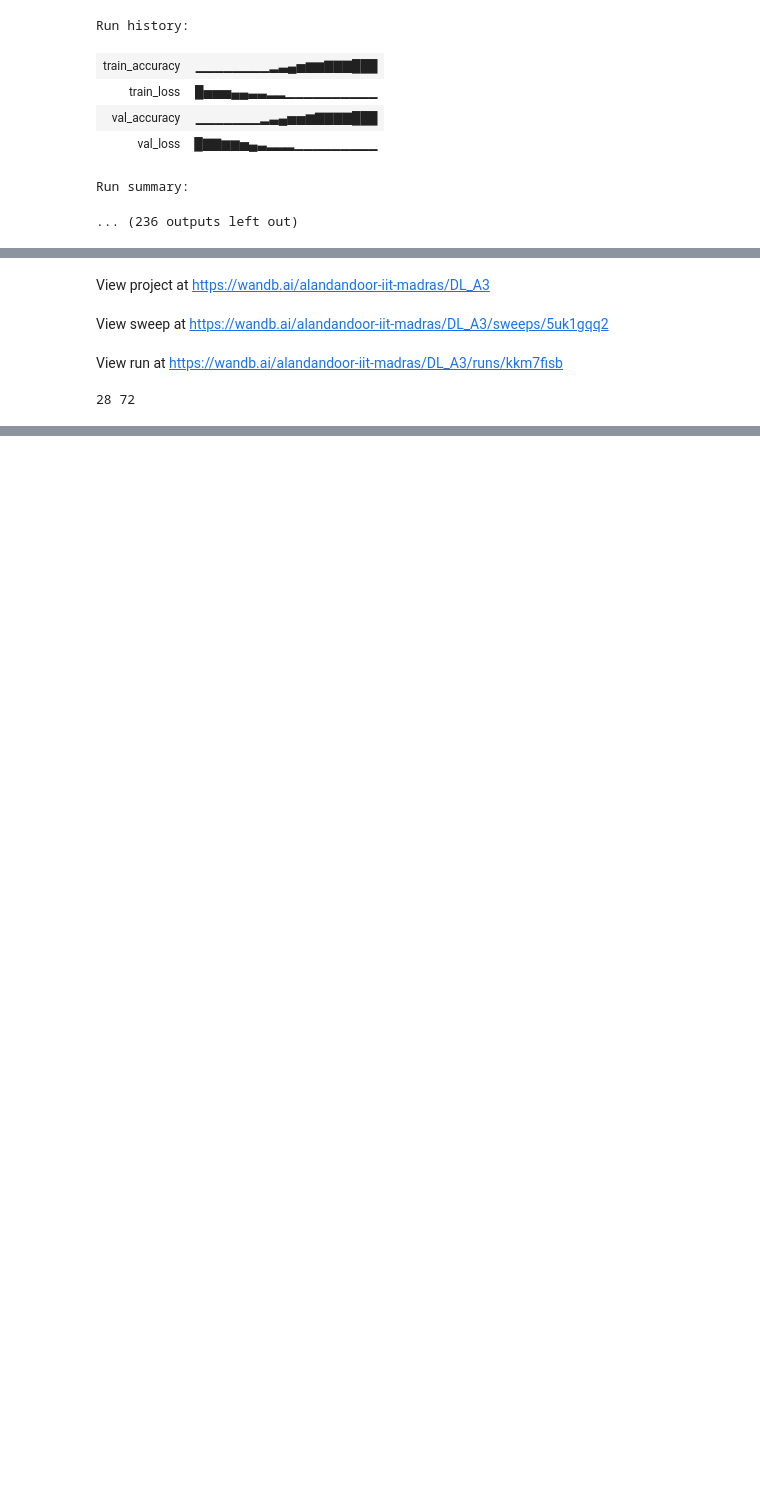
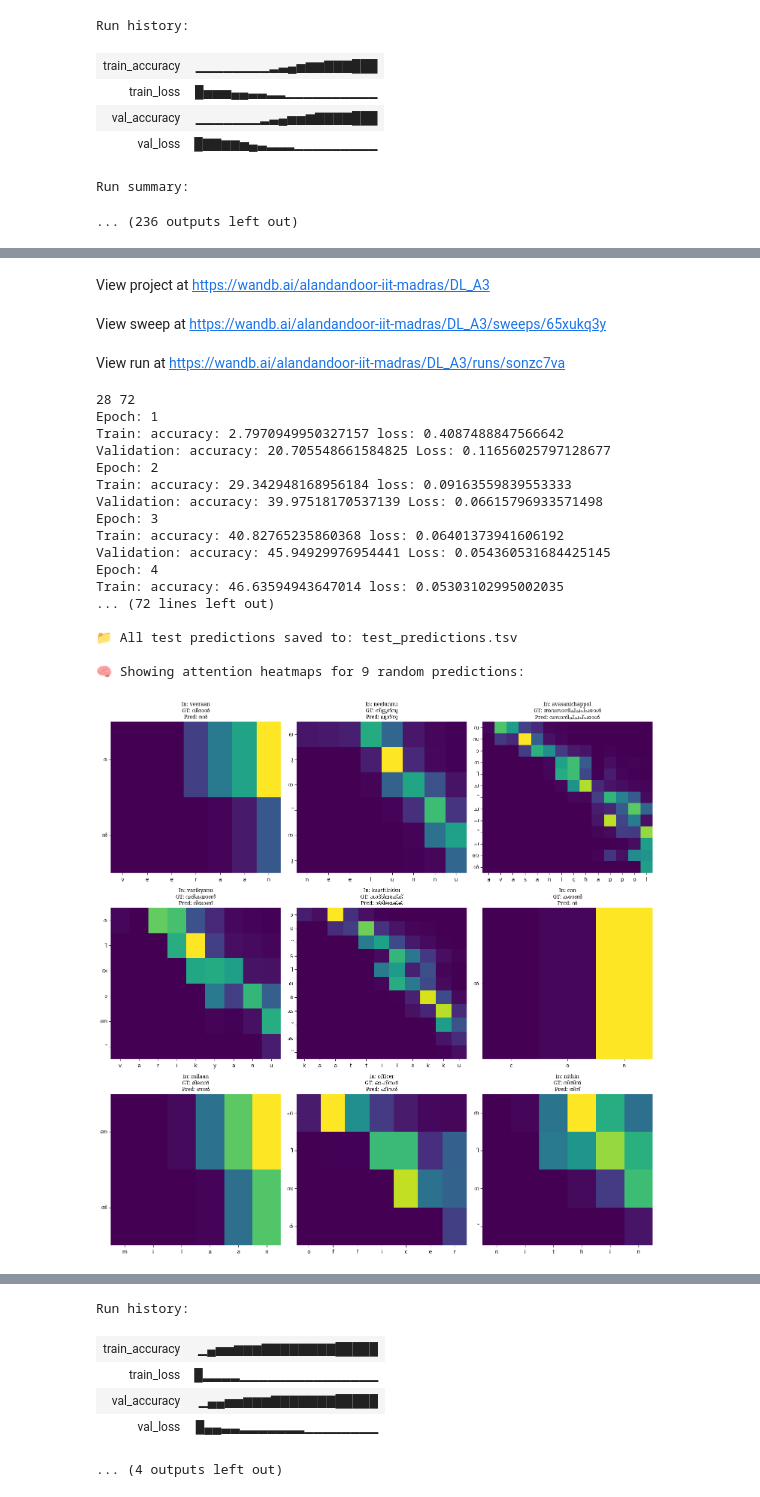
Before and after one commit to AndoorAlanD/DA6401-Assignment-3, a Jupyter notebook: DL_As3_Q5-6.ipynb, the cells around one changed output, grey strips where cells are left out. Saved outputs shown, nothing was run; the diff lists cells and outputs as text; code cells hidden in the pictures; blank space fills up the shorter version.

```diff
--- a/DL_As3_Q5-6.ipynb
+++ b/DL_As3_Q5-6.ipynb
@@ -379,6 +379,7 @@ Run summary:
 def evaluate_and_save_predictions(encoder, decoder):
     results = []
     output_file = 'test_predictions.tsv'
+    check=1
 
     with torch.no_grad():
         for i in range(len(x_test[0])):
@@ -404,6 +405,9 @@ def evaluate_and_save_predictions(encoder, decoder):
                 decoder_input = topi.detach()
 
             predicted_output = ''.join(output_lang.index2letter.get(idx, '?') for idx in decoded_ids)
+            if predicted_output == true_output and check==1:
+                check=0
+                decode_with_attention_debug(input_seq, true_output, predicted_output, attentions)
 
             results.append((input_seq, true_output, predicted_output, attentions))
 
@@ -417,6 +421,20 @@ def evaluate_and_save_predictions(encoder, decoder):
     print(f"\n🧠 Showing attention heatmaps for 9 random predictions:")
     show_attention_grid(random.sample(results, min(9, len(results))))
 
+
+def decode_with_attention_debug(input_seq, true_output, predicted_output, attentions):
+    print("\n✅ Correct prediction found. Showing decoder attention steps:")
+    print(f"Input:         {input_seq}")
+    print(f"Target Output: {true_output}")
+    print(f"Prediction:    {predicted_output}\n")
+
+    for i, attn in enumerate(attentions):
+        attn_input_char_idx = np.argmax(attn)
+        if attn_input_char_idx < len(input_seq):
+            focused_char = input_seq[attn_input_char_idx]
+        else:
+            focused_char = "?"
+        print(f"Decoder step {i+1} (predicting '{predicted_output[i]}') is focused on input char: '{focused_char}' (position {attn_input_char_idx})")
 
 
 def show_attention_grid(samples):
@@ -515,6 +533,6 @@ def test():
         decoder.eval()
         evaluate_and_save_predictions(encoder, decoder)
 
-wandb.agent(sweep_id, function=test, count=1) # calls main function for count number of times. , count=1
-wandb.finish() # sweep_id
+wandb.agent('65xukq3y', function=test, count=1) # calls main function for count number of times. , count=1
+wandb.finish() # sweep_id 65xukq3y
 # %% [output]
@@ -532,4 +550,21 @@ Sweep page: https://wandb.ai/alandandoor-iit-madras/DL_A3/sweeps/5uk1gqq2
 View project at https://wandb.ai/alandandoor-iit-madras/DL_A3
-View sweep at https://wandb.ai/alandandoor-iit-madras/DL_A3/sweeps/5uk1gqq2
+View sweep at https://wandb.ai/alandandoor-iit-madras/DL_A3/sweeps/65xukq3y
-View run at https://wandb.ai/alandandoor-iit-madras/DL_A3/runs/kkm7fisb
+View run at https://wandb.ai/alandandoor-iit-madras/DL_A3/runs/sonzc7va
 28 72
+Epoch: 1
+Train: accuracy: 2.7970949950327157 loss: 0.4087488847566642
+Validation: accuracy: 20.705548661584825 Loss: 0.11656025797128677
+Epoch: 2
+Train: accuracy: 29.342948168956184 loss: 0.09163559839553333
+Validation: accuracy: 39.97518170537139 Loss: 0.06615796933571498
+Epoch: 3
+Train: accuracy: 40.82765235860368 loss: 0.06401373941606192
+Validation: accuracy: 45.94929976954441 Loss: 0.054360531684425145
+Epoch: 4
+Train: accuracy: 46.63594943647014 loss: 0.05303102995002035
+... (72 lines left out)
+
+📁 All test predictions saved to: test_predictions.tsv
+
+🧠 Showing attention heatmaps for 9 random predictions:
+[figure, added]
@@ -535,0 +572,6 @@ View run at https://wandb.ai/alandandoor-iit-madras/DL_A3/runs/kkm7fisb
+Run history:
+| train_accuracy | ▁▄▅▅▆▆▆▇▇▇▇▇▇▇▇█████ |
+| train_loss | █▂▂▂▂▁▁▁▁▁▁▁▁▁▁▁▁▁▁▁ |
+| val_accuracy | ▁▄▄▅▅▆▆▆▇▇▇▇▇▇▇█████ |
+| val_loss | █▄▄▃▃▂▂▂▂▂▂▂▁▁▁▁▁▁▁▁ |
+... (4 outputs left out)
```
Also changed, not shown: parts of 2 cells of this notebook.
